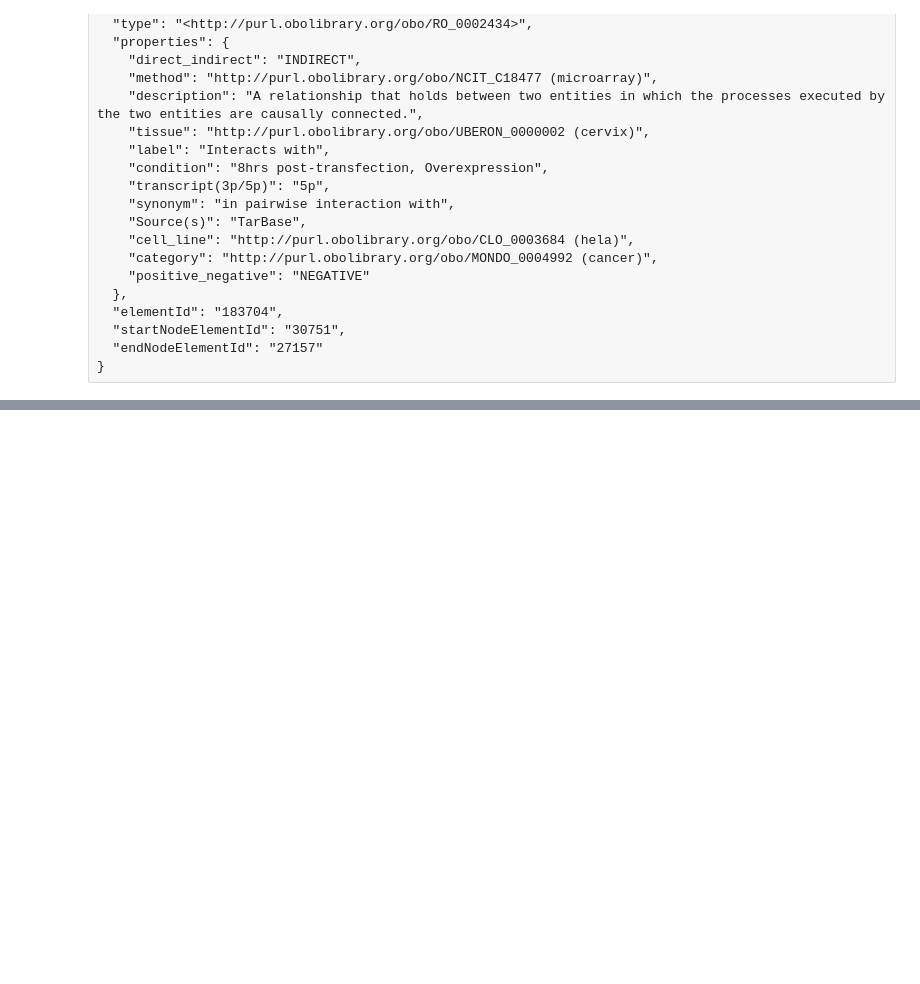
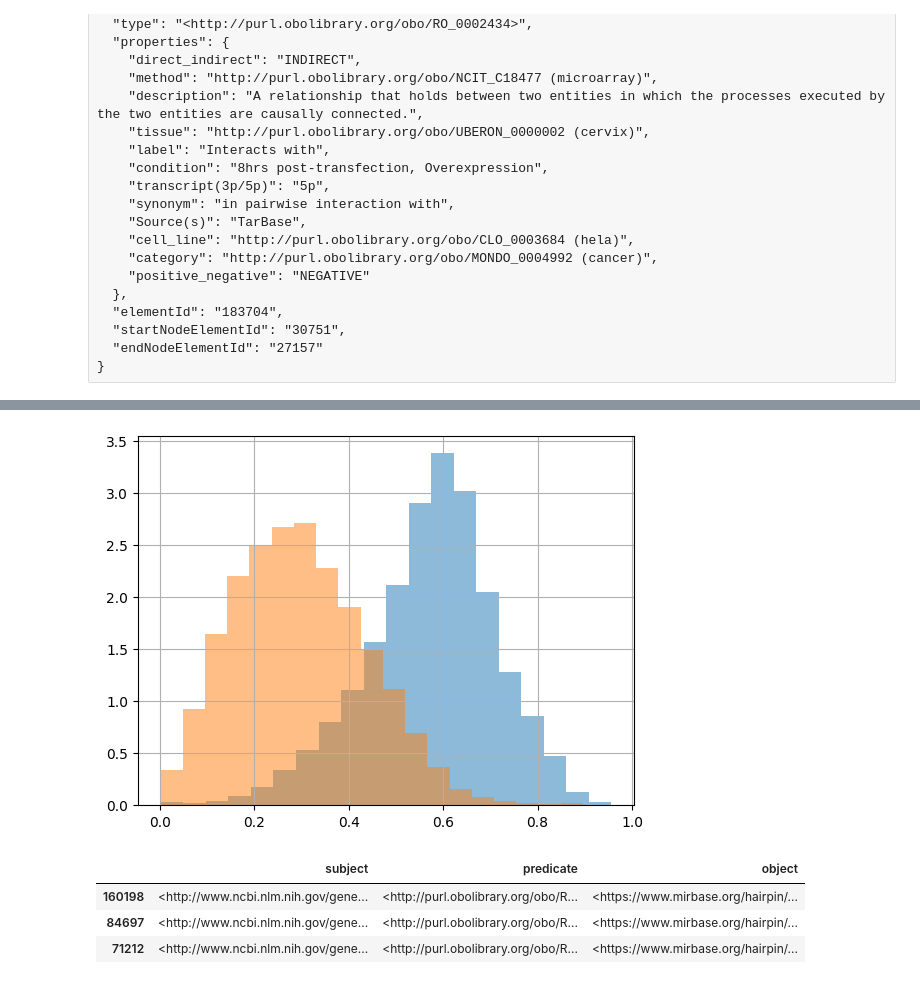
Before and after one commit to emanuelecavalleri/testRNA-KG, a Jupyter notebook: notebooks/RNA-KG_Analysis_and_Neo4j_import.ipynb, the cells around one changed output, grey strips where cells are left out. Cells and saved outputs as stored; diff of their text form; code cells hidden in the pictures; blank space fills up the shorter version.

```diff
--- a/notebooks/RNA-KG_Analysis_and_Neo4j_import.ipynb
+++ b/notebooks/RNA-KG_Analysis_and_Neo4j_import.ipynb
@@ -965,0 +1377,3 @@ vis.plot_positive_and_negative_edges()
+# %%
+%%time
+embedding = Node2VecSkipGramEnsmallen(embedding_size=10).fit_transform(train)
@@ -965,0 +1383,16 @@ vis.plot_positive_and_negative_edges()
+# %%
+model = RandomForestEdgePrediction()
+
+model.fit(
+    graph=train,
+    node_features=embedding
+)
+# %%
+%%time
+# A perfect model should correctly predict the existance of all of these edges.
+model_predictions = model.predict_proba(
+    graph=test,
+    node_features=embedding,
+    return_predictions_dataframe=True
+)
+model_predictions.sample(5)
@@ -965,0 +1408,11 @@ vis.plot_positive_and_negative_edges()
+# %%
+%%time
+# A perfect model should correctly predict the non-existance of all of these edges.
+model_neg_predictions=model.predict_proba(
+    graph=graph.sample_negative_graph(number_of_negative_samples=test.get_number_of_edges()),
+    support=train,
+    node_features=embedding,
+    return_predictions_dataframe=True
+)
+
+model_neg_predictions.sample(5)
@@ -965,0 +1428,18 @@ vis.plot_positive_and_negative_edges()
+# %%
+fig, ax = plt.subplots()
+ax = model_predictions.prediction.hist(bins=20, alpha=0.5, density=True)
+ax = model_neg_predictions.prediction.hist(bins=20, alpha=0.5, density=True)
+plt.show()
+# %% [output]
+[figure, added]
+# %%
+#edges_to_predict_file = "/home/mauricio/RNA-KG/diseasemiRNA2bePredicted2.txt"
+edges_to_predict_file = "/home/mauricio/RNA-KG/genemiRNA2bePredicted2.txt"
+
+edges_to_predict = pd.read_csv(edges_to_predict_file,names=["subject","predicate","object"], sep='\t')
+edges_to_predict.sample(3)
+# %% [output]
+|  | subject | predicate | object |
+| 160198 | <http://www.ncbi.nlm.nih.gov/gene... | <http://purl.obolibrary.org/obo/R... | <https://www.mirbase.org/hairpin/... |
+| 84697 | <http://www.ncbi.nlm.nih.gov/gene... | <http://purl.obolibrary.org/obo/R... | <https://www.mirbase.org/hairpin/... |
+| 71212 | <http://www.ncbi.nlm.nih.gov/gene... | <http://purl.obolibrary.org/obo/R... | <https://www.mirbase.org/hairpin/... |
```
Also changed, not shown: parts of 107 cells of this notebook.
